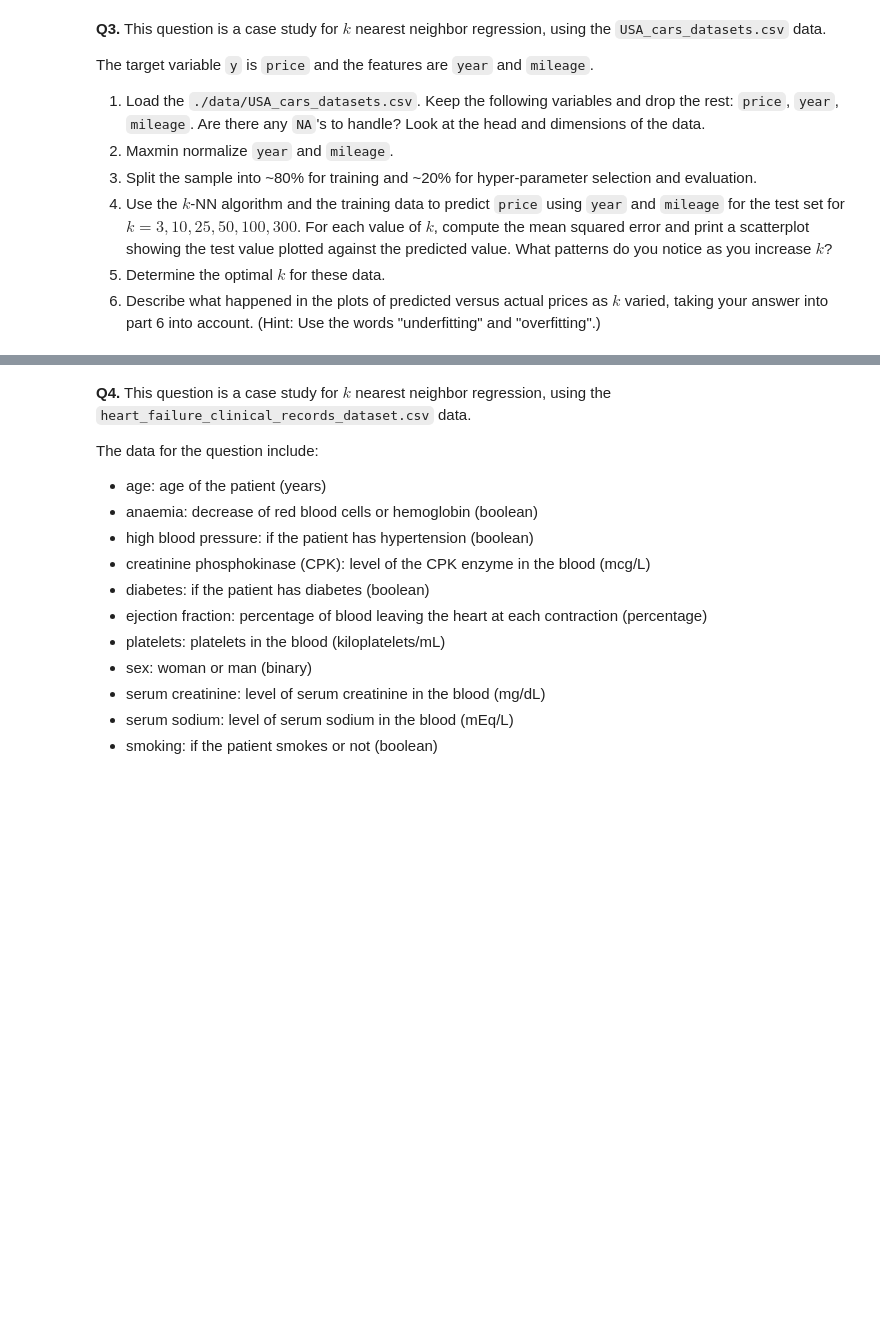
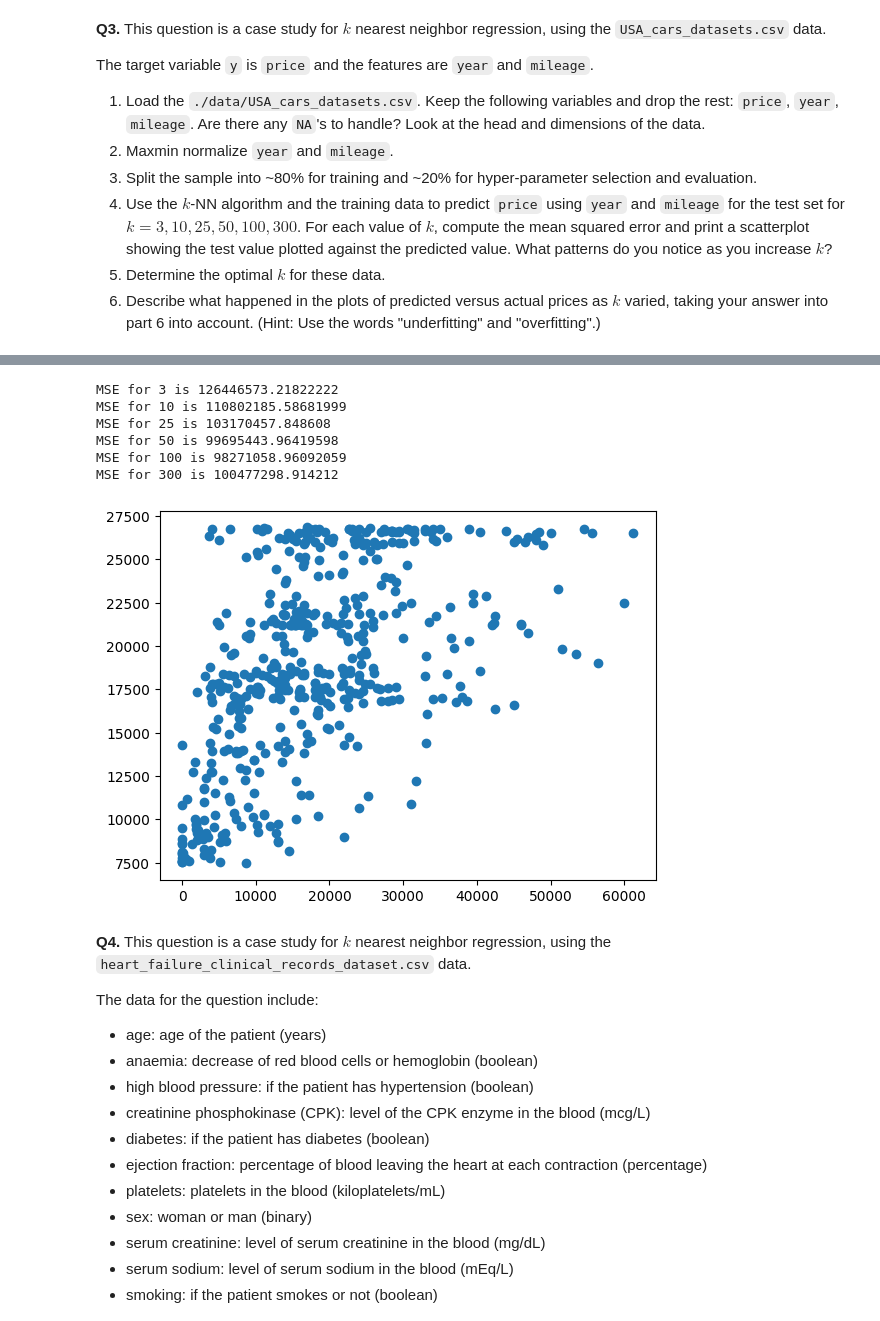
Before and after one commit to arya-rajesh-99/undergrad_ml_assignments, a Jupyter notebook: 02_assignment_knn.ipynb, the cells around one changed output, grey strips where cells are left out. Cells and saved outputs as stored; diff of their text form; code cells hidden in the pictures; blank space fills up the shorter version.

```diff
--- a/02_assignment_knn.ipynb
+++ b/02_assignment_knn.ipynb
@@ -180,3 +201,50 @@ The target variable `y` is `price` and the features are `year` and `mileage`.
+# %%
+### Question 3.2
+
+#minmax scaler
+def MinMaxScaler(x):
+  u = (x-min(x))/(max(x)-min(x))
+  return u
+y= cars_df['price']
+ctrl_list = ['year', 'mileage']
+x= cars_df.loc[:, ctrl_list]
+u= x.apply(MinMaxScaler)
+# %%
+### Question 3.3
+from sklearn.model_selection import train_test_split
+
+u_train, u_test, y_train, y_test = train_test_split(
+    u, y,
+    test_size=.2,
+    random_state=100
+)
+# %%
+### Question 3.4
+
+from sklearn.neighbors import KNeighborsRegressor
+def mse(y_test,y_hat):
+  mse = np.sum( (y_test - y_hat) ** 2 )/len(y_test)
+  return mse
+
+k_vals = [3,10,25,50,100,300]
+for k in k_vals:
+  model = KNeighborsRegressor(n_neighbors=k)
+  model = model.fit(u_train,y_train)
+  y_hat = model.predict(u_test)
+  mse_val = mse(y_test,y_hat)
+  print(f'MSE for {k} is {mse_val}')
+plt.scatter(y_test,y_hat)
+plt.xlabel=('Actual Price')
+plt.ylabel=('Predicted Price')
+plt.show()
+# %% [output]
+MSE for 3 is 126446573.21822222
+MSE for 10 is 110802185.58681999
+MSE for 25 is 103170457.848608
+MSE for 50 is 99695443.96419598
+MSE for 100 is 98271058.96092059
+MSE for 300 is 100477298.914212
+[figure, added]
 # %% [markdown]
 **Q4.** This question is a case study for $k$ nearest neighbor regression, using the `heart_failure_clinical_records_dataset.csv` data.
 
```
Also changed, not shown: parts of 2 cells of this notebook.
